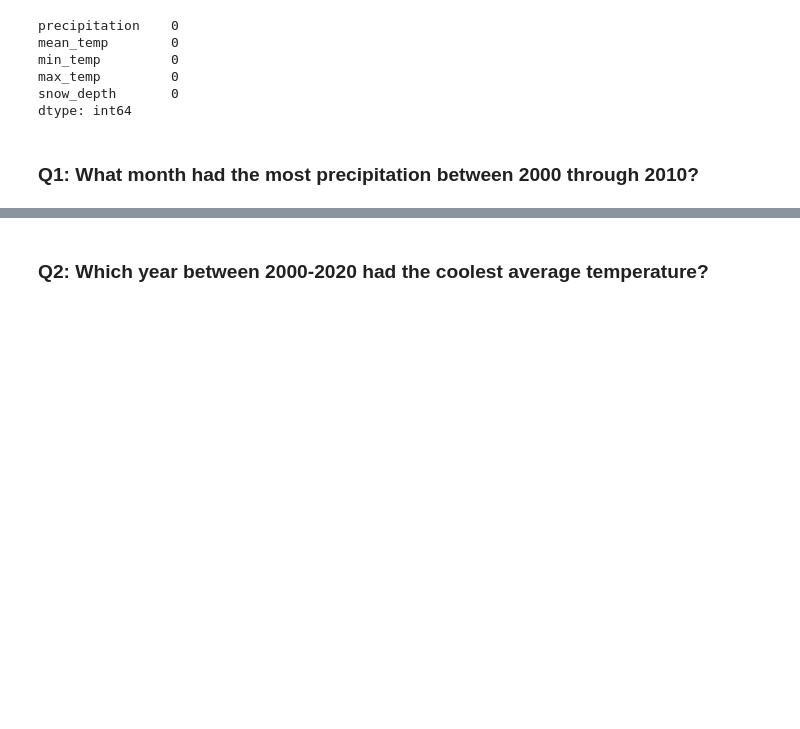
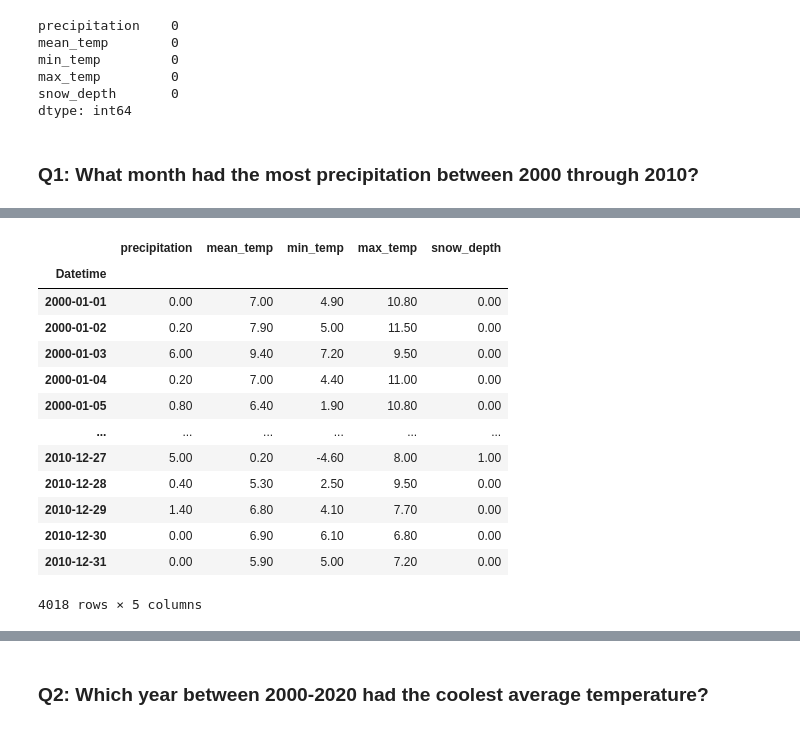
Before and after one commit to Beagan19/-Core--Resampling-Datetime-Data, a Jupyter notebook: (Core) Resampling Datetime Data.ipynb, the cells around one changed output, grey strips where cells are left out. Drawn from its saved outputs; the diff is of its cells as text; code cells hidden in the pictures; blank space fills up the shorter version.

```diff
--- a/(Core) Resampling Datetime Data.ipynb
+++ b/(Core) Resampling Datetime Data.ipynb
@@ -211,0 +176,22 @@ Timestamp('2003-01-01 00:00:00', freq='MS')
+# %%
+agg_specs = {"mean_temp":"mean","min_temp":"min",'max_temp':'max',
+             'precipitation':'sum', 'snow_depth':'sum'}
+# %%
+weather_m =df_ts.resample("m").agg(agg_specs)
+weather_m = df_ts.loc['2000':'2010']
+weather_m
+# %% [output]
+|  | precipitation | mean_temp | min_temp | max_temp | snow_depth |
+| Datetime |  |  |  |  |  |
+| 2000-01-01 | 0.00 | 7.00 | 4.90 | 10.80 | 0.00 |
+| 2000-01-02 | 0.20 | 7.90 | 5.00 | 11.50 | 0.00 |
+| 2000-01-03 | 6.00 | 9.40 | 7.20 | 9.50 | 0.00 |
+| 2000-01-04 | 0.20 | 7.00 | 4.40 | 11.00 | 0.00 |
+| 2000-01-05 | 0.80 | 6.40 | 1.90 | 10.80 | 0.00 |
+| ... | ... | ... | ... | ... | ... |
+| 2010-12-27 | 5.00 | 0.20 | -4.60 | 8.00 | 1.00 |
+| 2010-12-28 | 0.40 | 5.30 | 2.50 | 9.50 | 0.00 |
+| 2010-12-29 | 1.40 | 6.80 | 4.10 | 7.70 | 0.00 |
+| 2010-12-30 | 0.00 | 6.90 | 6.10 | 6.80 | 0.00 |
+| 2010-12-31 | 0.00 | 5.90 | 5.00 | 7.20 | 0.00 |
+4018 rows × 5 columns
```
Also changed, not shown: parts of 14 cells of this notebook.
